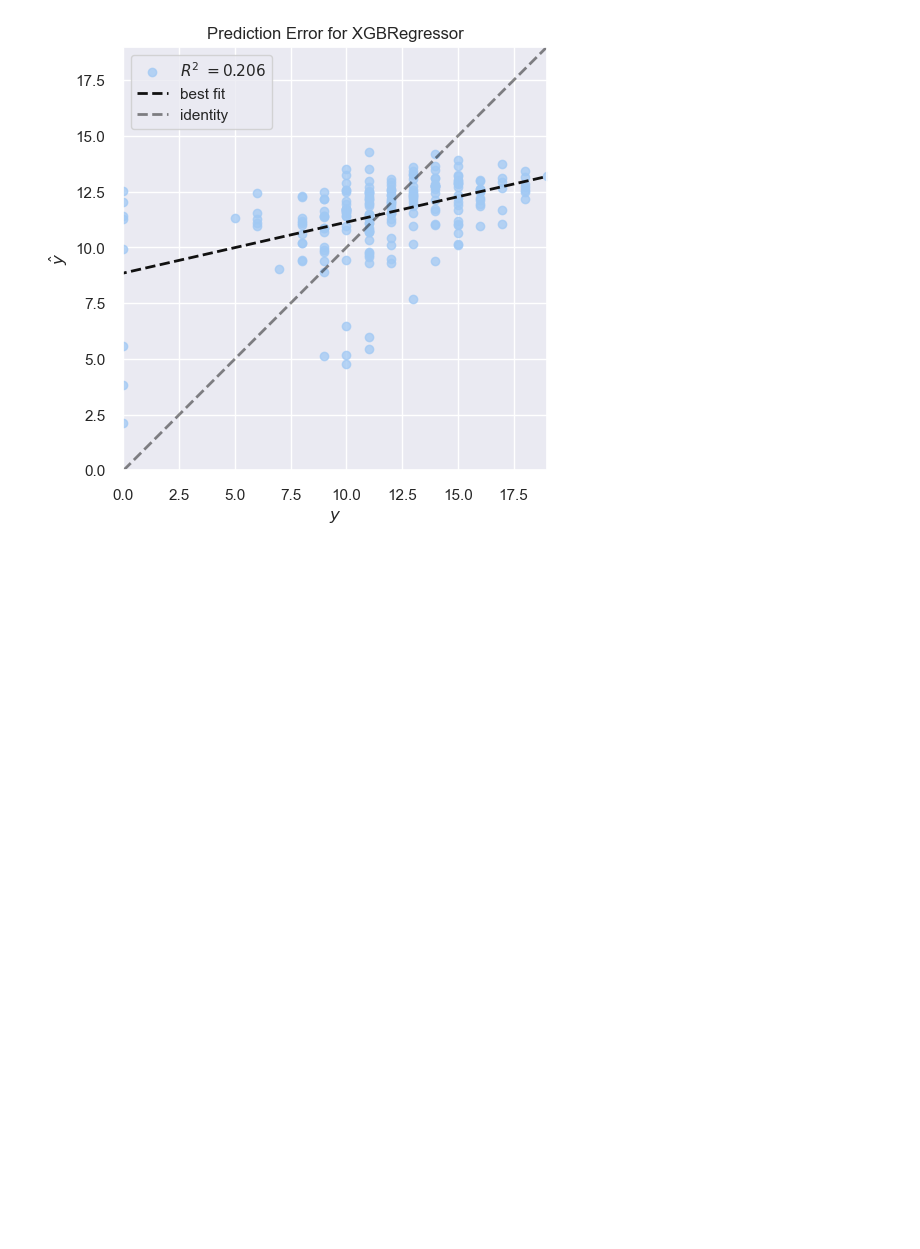
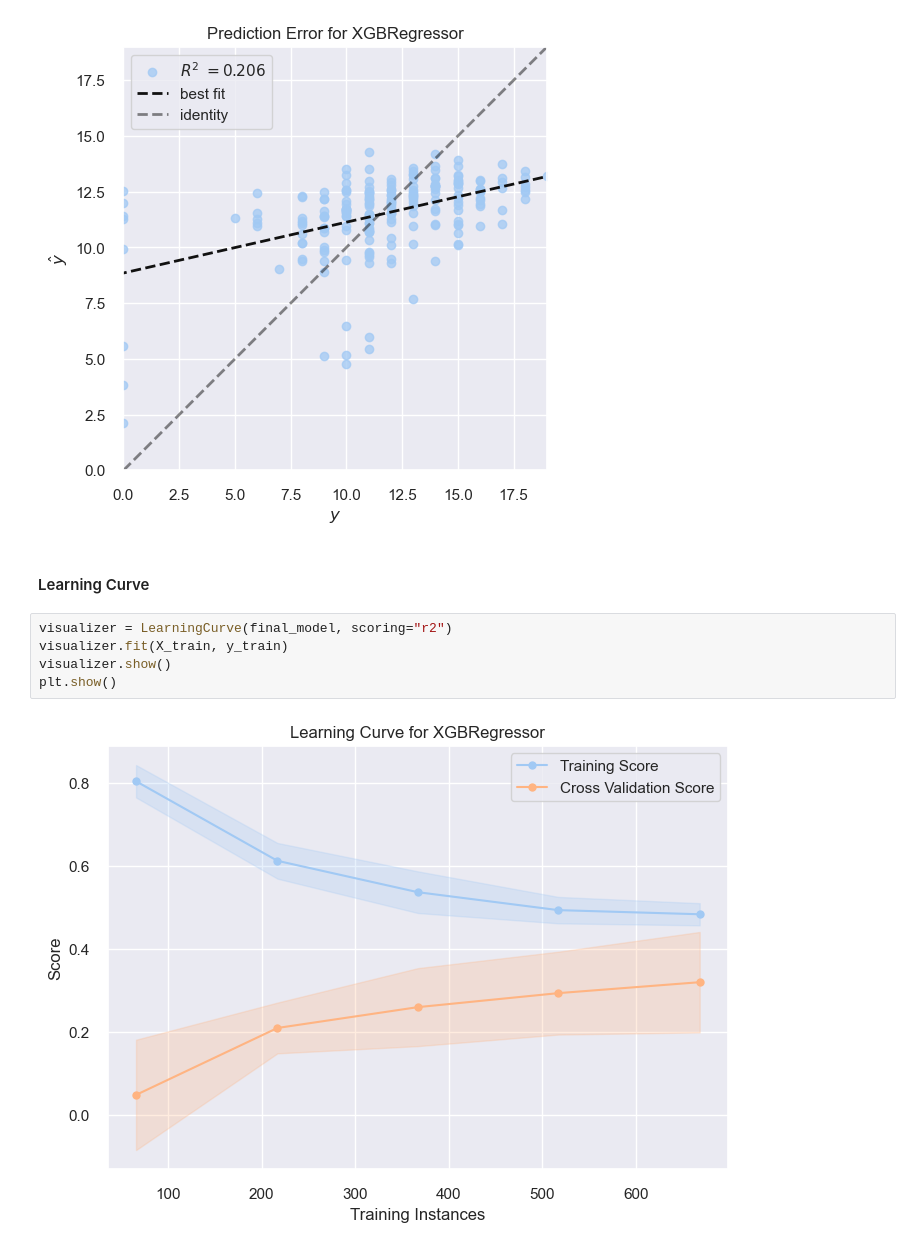
Before and after one commit to marek-hradil/ib031-project, a Jupyter notebook: notebooks/baugi.ipynb, the cells around one changed output. Drawn from its saved outputs; the diff is of its cells as text; blank space fills up the shorter version.

Commit message:
learning curve

```diff
--- a/notebooks/baugi.ipynb
+++ b/notebooks/baugi.ipynb
@@ -714,3 +715,12 @@ visualizer.show()
 plt.show()
 # %% [output]
 [figure]
+# %% [markdown]
+#### Learning Curve
+# %%
+visualizer = LearningCurve(final_model, scoring="r2")
+visualizer.fit(X_train, y_train)
+visualizer.show()
+plt.show()
+# %% [output]
+[figure, added]
```
Also changed, not shown: parts of 8 cells of this notebook.
